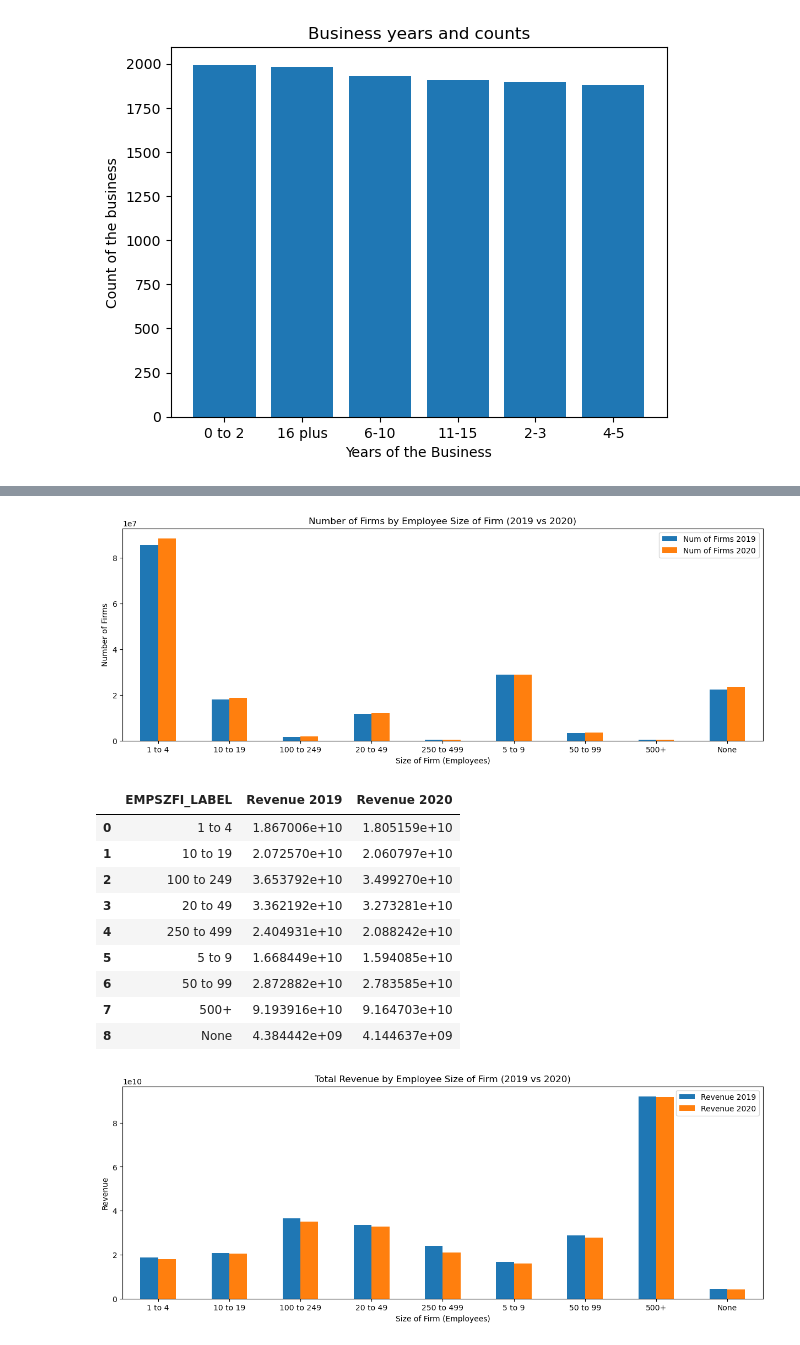
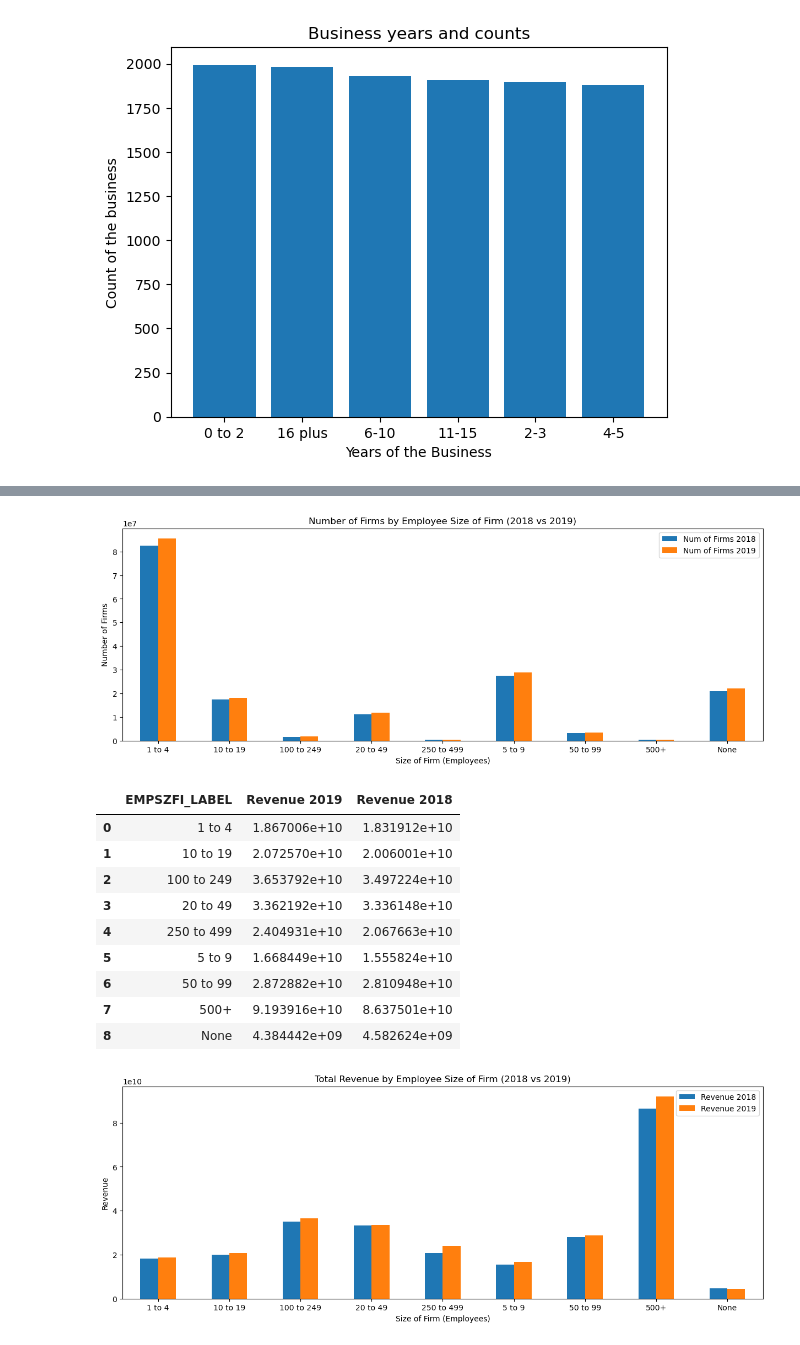
Before and after one commit to HardoModo/Dev10_Week8_Assessment, a Jupyter notebook: main.ipynb, the cells around one changed output, grey strips where cells are left out. Saved outputs shown, nothing was run; the diff lists cells and outputs as text; code cells hidden in the pictures.

```diff
--- a/main.ipynb
+++ b/main.ipynb
@@ -50,32 +53,32 @@ ReceiptSizeOfFirmDF = pd.read_csv('csv\ABSCS2018.AB1800CSA03-2023-04-20T164951.c
 EmploymentSizeOfFirmDF = pd.read_csv('csv\ABSCS2018.AB1800CSA04-2023-04-20T164954.csv')
 # %%
 response2019 = requests.get(url2019)
-response2020 = requests.get(url2020)
+response2018 = requests.get(url2018)
 # %%
 data2019 = response2019.json()
-data2020 = response2020.json()
+data2018 = response2018.json()
 
 col2019 = data2019[0]
-col2020 = data2020[0]
+col2018 = data2018[0]
 
 df2019 = pd.DataFrame(data2019[1:], columns=col2019)
-df2020 = pd.DataFrame(data2020[1:], columns=col2020)
+df2018 = pd.DataFrame(data2018[1:], columns=col2018)
 
 colToDrop = ['GEO_ID', 'NAME', f'NAICS2017', 'SEX', 'ETH_GROUP', 'RACE_GROUP', 'PAYANN_F',
  'FIRMPDEMP_S', 'FIRMPDEMP_S_F', 'RCPPDEMP_S', 'RCPPDEMP_S_F', 'EMP_S', 'EMP_S_F', 'PAYANN_S',
  'PAYANN_S_F', 'us', 'YEAR', 'FIRMPDEMP_F', 'RCPPDEMP_F', 'EMP_F', 'VET_GROUP', 'EMPSZFI']
 
 colsToRename2019 = {'FIRMPDEMP': 'FIRMPDEMP2019', 'RCPPDEMP': 'RCPPDEMP2019', 'EMP': 'EMP2019', 'PAYANN': 'PAYANN2019'}
-colsToRename2020 = {'FIRMPDEMP': 'FIRMPDEMP2020', 'RCPPDEMP': 'RCPPDEMP2020', 'EMP': 'EMP2020', 'PAYANN': 'PAYANN2020'}
+colsToRename2018 = {'FIRMPDEMP': 'FIRMPDEMP2018', 'RCPPDEMP': 'RCPPDEMP2018', 'EMP': 'EMP2018', 'PAYANN': 'PAYANN2018'}
 
 df2019 = df2019.rename(colsToRename2019, axis=1)
-df2020 = df2020.rename(colsToRename2020, axis=1)
+df2018 = df2018.rename(colsToRename2018, axis=1)
 
 df2019 = df2019.drop(columns= colToDrop, axis = 1).convert_dtypes().drop_duplicates()
-df2020 = df2020.drop(columns= colToDrop, axis = 1).convert_dtypes().drop_duplicates()
+df2018 = df2018.drop(columns= colToDrop, axis = 1).convert_dtypes().drop_duplicates()
 
 mergedYearTables = pd.merge(left = df2019,
-                            right = df2020,
+                            right = df2018,
                             how = 'outer')
 
 mergedYearTables.head()
@@ -346,8 +329,8 @@ mergedYearTables['FIRMPDEMP2019'] = (
       .fillna(0)
     )
 
-mergedYearTables['FIRMPDEMP2020'] = (
-    pd.to_numeric(mergedYearTables['FIRMPDEMP2020'],
+mergedYearTables['FIRMPDEMP2018'] = (
+    pd.to_numeric(mergedYearTables['FIRMPDEMP2018'],
                   errors='coerce')
       .fillna(0)
     )
@@ -357,10 +340,10 @@ mergedYearTables['FIRMPDEMP2020'] = (
 analysis_df1 = (
     mergedYearTables
     .groupby(['EMPSZFI_LABEL'], as_index=False)
-    .agg({'FIRMPDEMP2019':'sum', 'FIRMPDEMP2020':'sum'})
+    .agg({'FIRMPDEMP2019':'sum', 'FIRMPDEMP2018':'sum'})
 )
 
-analysis_df1 = analysis_df1.rename({'FIRMPDEMP2019': 'Num of Firms 2019', 'FIRMPDEMP2020': 'Num of Firms 2020'}, axis=1)
+analysis_df1 = analysis_df1.rename({'FIRMPDEMP2019': 'Num of Firms 2019', 'FIRMPDEMP2018': 'Num of Firms 2018'}, axis=1)
 
 analysis_df1
 # %% [output]
@@ -377,11 +360,11 @@ analysis_df1
 # %%
 
-ax = analysis_df1.plot(x="EMPSZFI_LABEL", y=['Num of Firms 2019', 'Num of Firms 2020'], kind="bar", rot=0, figsize=(15, 5))
-ax.set_title("Number of Firms by Employee Size of Firm (2019 vs 2020)")
+ax = analysis_df1.plot(x="EMPSZFI_LABEL", y=['Num of Firms 2018', 'Num of Firms 2019'], kind="bar", rot=0, figsize=(15, 5))
+ax.set_title("Number of Firms by Employee Size of Firm (2018 vs 2019)")
 ax.set_xlabel("Size of Firm (Employees)")
 ax.set_ylabel("Number of Firms");
 # %% [output]
-[figure, old version]
+[figure, new version]
 # %%
 mergedYearTables['RCPPDEMP2019'] = (
     pd.to_numeric(mergedYearTables['RCPPDEMP2019'],
@@ -389,8 +372,8 @@ mergedYearTables['RCPPDEMP2019'] = (
       .fillna(0)
     )
 
-mergedYearTables['RCPPDEMP2020'] = (
-    pd.to_numeric(mergedYearTables['RCPPDEMP2020'],
+mergedYearTables['RCPPDEMP2018'] = (
+    pd.to_numeric(mergedYearTables['RCPPDEMP2018'],
                   errors='coerce')
       .fillna(0)
     )
@@ -398,30 +381,30 @@ mergedYearTables['RCPPDEMP2020'] = (
 analysis_df2 = (
     mergedYearTables
     .groupby(['EMPSZFI_LABEL'], as_index=False)
-    .agg({'RCPPDEMP2019':'sum', 'RCPPDEMP2020':'sum'})
+    .agg({'RCPPDEMP2019':'sum', 'RCPPDEMP2018':'sum'})
 )
 
-analysis_df2 = analysis_df2.rename({'RCPPDEMP2019': 'Revenue 2019', 'RCPPDEMP2020': 'Revenue 2020'}, axis=1)
+analysis_df2 = analysis_df2.rename({'RCPPDEMP2019': 'Revenue 2019', 'RCPPDEMP2018': 'Revenue 2018'}, axis=1)
 
 analysis_df2
 # %% [output]
-|  | EMPSZFI_LABEL | Revenue 2019 | Revenue 2020 |
-| 0 | 1 to 4 | 1.867006e+10 | 1.805159e+10 |
-| 1 | 10 to 19 | 2.072570e+10 | 2.060797e+10 |
-| 2 | 100 to 249 | 3.653792e+10 | 3.499270e+10 |
-| 3 | 20 to 49 | 3.362192e+10 | 3.273281e+10 |
-| 4 | 250 to 499 | 2.404931e+10 | 2.088242e+10 |
-| 5 | 5 to 9 | 1.668449e+10 | 1.594085e+10 |
-| 6 | 50 to 99 | 2.872882e+10 | 2.783585e+10 |
-| 7 | 500+ | 9.193916e+10 | 9.164703e+10 |
-| 8 | None | 4.384442e+09 | 4.144637e+09 |
+|  | EMPSZFI_LABEL | Revenue 2019 | Revenue 2018 |
+| 0 | 1 to 4 | 1.867006e+10 | 1.831912e+10 |
+| 1 | 10 to 19 | 2.072570e+10 | 2.006001e+10 |
+| 2 | 100 to 249 | 3.653792e+10 | 3.497224e+10 |
+| 3 | 20 to 49 | 3.362192e+10 | 3.336148e+10 |
+| 4 | 250 to 499 | 2.404931e+10 | 2.067663e+10 |
+| 5 | 5 to 9 | 1.668449e+10 | 1.555824e+10 |
+| 6 | 50 to 99 | 2.872882e+10 | 2.810948e+10 |
+| 7 | 500+ | 9.193916e+10 | 8.637501e+10 |
+| 8 | None | 4.384442e+09 | 4.582624e+09 |
 # %%
-ax = analysis_df2.plot(x="EMPSZFI_LABEL", y=['Revenue 2019', 'Revenue 2020'], kind="bar", rot=0, figsize=(15, 5))
-ax.set_title("Total Revenue by Employee Size of Firm (2019 vs 2020)")
+ax = analysis_df2.plot(x="EMPSZFI_LABEL", y=['Revenue 2018', 'Revenue 2019'], kind="bar", rot=0, figsize=(15, 5))
+ax.set_title("Total Revenue by Employee Size of Firm (2018 vs 2019)")
 ax.set_xlabel("Size of Firm (Employees)")
 ax.set_ylabel("Revenue");
 # %% [output]
-[figure, old version]
+[figure, new version]
 # %%
 
 mergedYearTables['EMP2019'] = (
```
Also changed, not shown: parts of 10 cells of this notebook.
